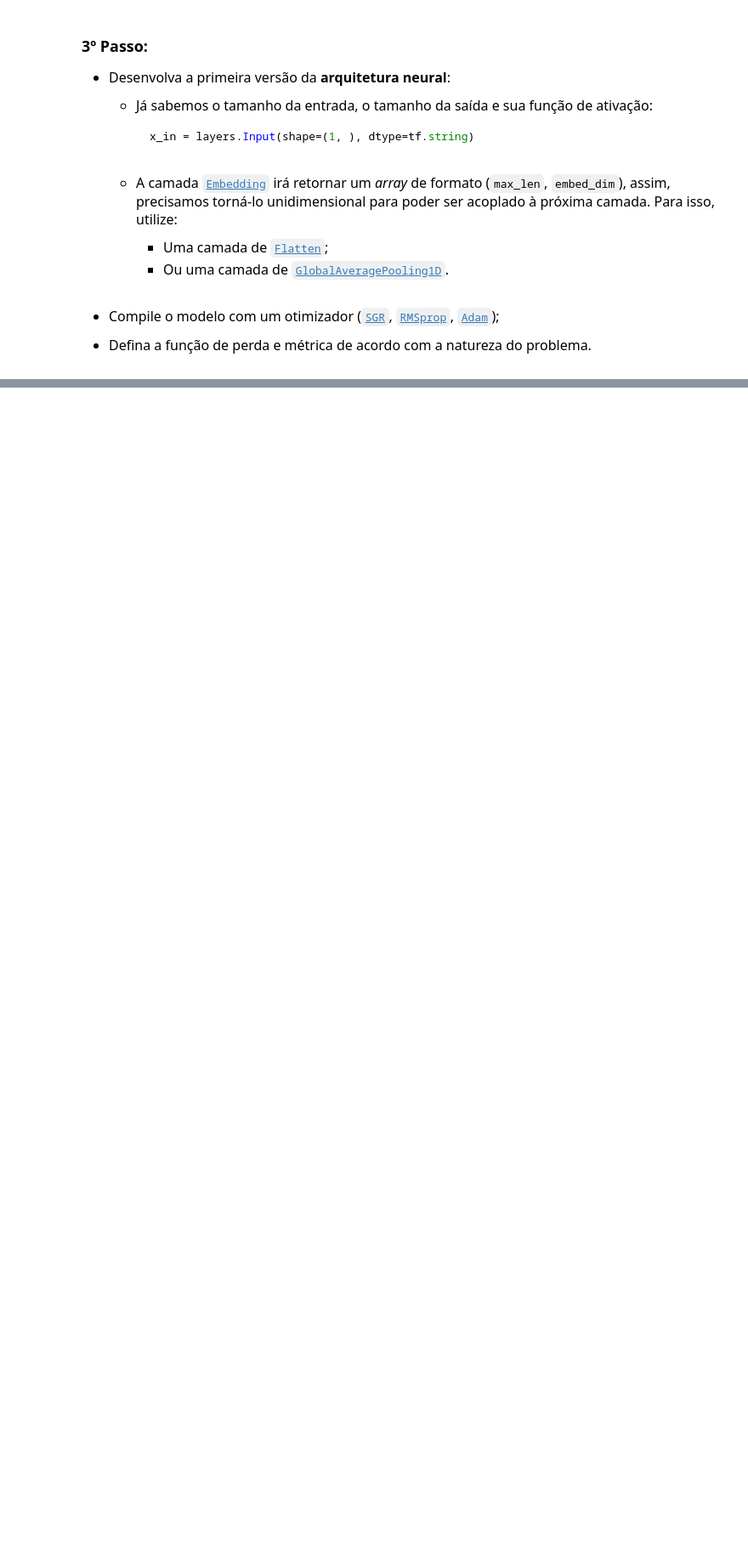
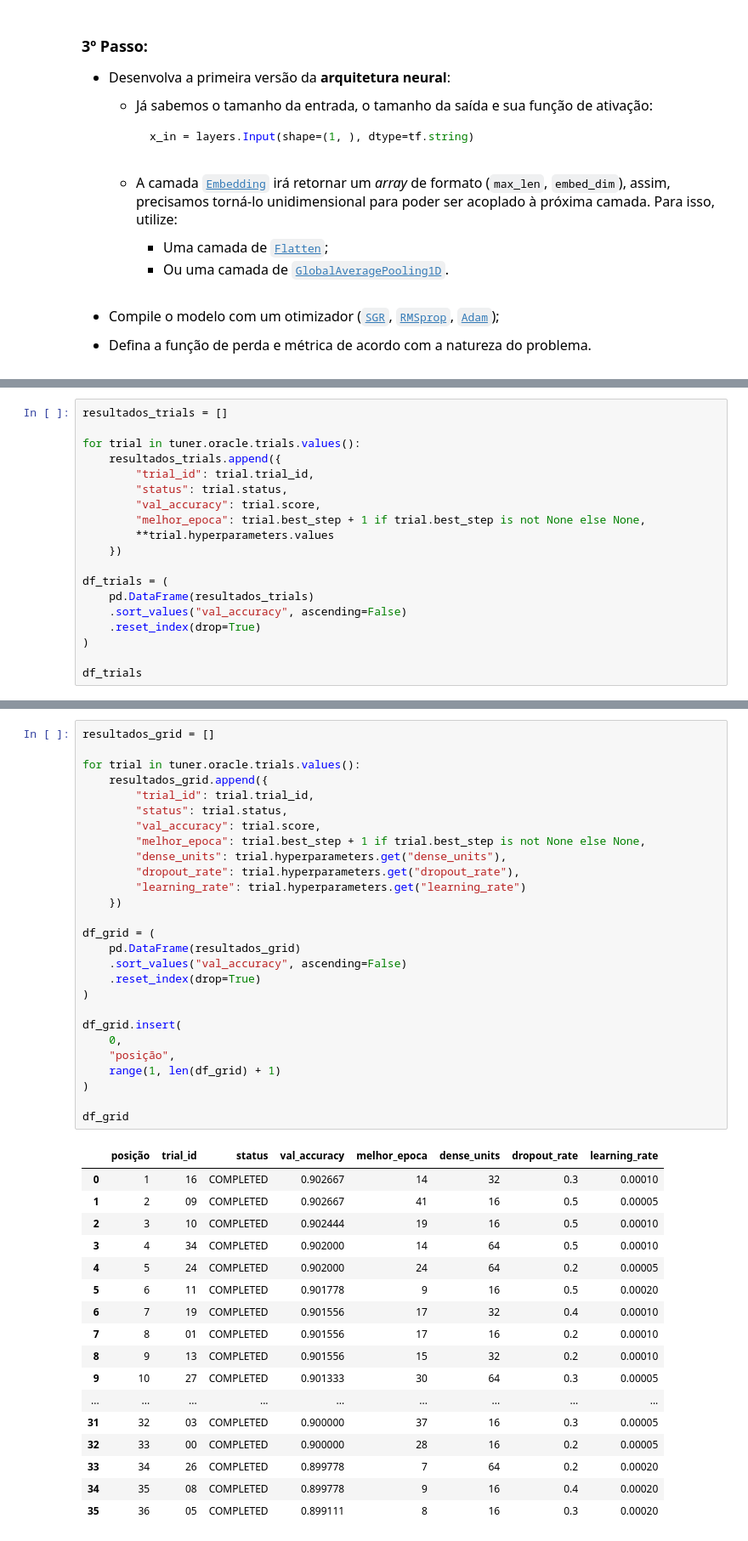
Before and after one commit to gilcesarf/imd1107-202601, a Jupyter notebook: 3-unidade/atividade2.ipynb, the cells around one changed output, grey strips where cells are left out. Shown at 85% size. Cells and saved outputs as stored; diff of their text form; blank space fills up the shorter version.

```diff
--- a/3-unidade/atividade2.ipynb
+++ b/3-unidade/atividade2.ipynb
@@ -470,0 +776,19 @@ text_vectorizer = layers.TextVectorization(
+# %%
+resultados_trials = []
+
+for trial in tuner.oracle.trials.values():
+    resultados_trials.append({
+        "trial_id": trial.trial_id,
+        "status": trial.status,
+        "val_accuracy": trial.score,
+        "melhor_epoca": trial.best_step + 1 if trial.best_step is not None else None,
+        **trial.hyperparameters.values
+    })
+
+df_trials = (
+    pd.DataFrame(resultados_trials)
+    .sort_values("val_accuracy", ascending=False)
+    .reset_index(drop=True)
+)
+
+df_trials
@@ -470,0 +946,45 @@ text_vectorizer = layers.TextVectorization(
+# %%
+resultados_grid = []
+
+for trial in tuner.oracle.trials.values():
+    resultados_grid.append({
+        "trial_id": trial.trial_id,
+        "status": trial.status,
+        "val_accuracy": trial.score,
+        "melhor_epoca": trial.best_step + 1 if trial.best_step is not None else None,
+        "dense_units": trial.hyperparameters.get("dense_units"),
+        "dropout_rate": trial.hyperparameters.get("dropout_rate"),
+        "learning_rate": trial.hyperparameters.get("learning_rate")
+    })
+
+df_grid = (
+    pd.DataFrame(resultados_grid)
+    .sort_values("val_accuracy", ascending=False)
+    .reset_index(drop=True)
+)
+
+df_grid.insert(
+    0,
+    "posição",
+    range(1, len(df_grid) + 1)
+)
+
+df_grid
+# %% [output]
+|  | posição | trial_id | status | val_accuracy | melhor_epoca | dense_units | dropout_rate | learning_rate |
+| 0 | 1 | 16 | COMPLETED | 0.902667 | 14 | 32 | 0.3 | 0.00010 |
+| 1 | 2 | 09 | COMPLETED | 0.902667 | 41 | 16 | 0.5 | 0.00005 |
+| 2 | 3 | 10 | COMPLETED | 0.902444 | 19 | 16 | 0.5 | 0.00010 |
+| 3 | 4 | 34 | COMPLETED | 0.902000 | 14 | 64 | 0.5 | 0.00010 |
+| 4 | 5 | 24 | COMPLETED | 0.902000 | 24 | 64 | 0.2 | 0.00005 |
+| 5 | 6 | 11 | COMPLETED | 0.901778 | 9 | 16 | 0.5 | 0.00020 |
+| 6 | 7 | 19 | COMPLETED | 0.901556 | 17 | 32 | 0.4 | 0.00010 |
+| 7 | 8 | 01 | COMPLETED | 0.901556 | 17 | 16 | 0.2 | 0.00010 |
+| 8 | 9 | 13 | COMPLETED | 0.901556 | 15 | 32 | 0.2 | 0.00010 |
+| 9 | 10 | 27 | COMPLETED | 0.901333 | 30 | 64 | 0.3 | 0.00005 |
+| ... | ... | ... | ... | ... | ... | ... | ... | ... |
+| 31 | 32 | 03 | COMPLETED | 0.900000 | 37 | 16 | 0.3 | 0.00005 |
+| 32 | 33 | 00 | COMPLETED | 0.900000 | 28 | 16 | 0.2 | 0.00005 |
+| 33 | 34 | 26 | COMPLETED | 0.899778 | 7 | 64 | 0.2 | 0.00020 |
+| 34 | 35 | 08 | COMPLETED | 0.899778 | 9 | 16 | 0.4 | 0.00020 |
+| 35 | 36 | 05 | COMPLETED | 0.899111 | 8 | 16 | 0.3 | 0.00020 |
```
Also changed, not shown: parts of 39 cells of this notebook, 1 other file.
